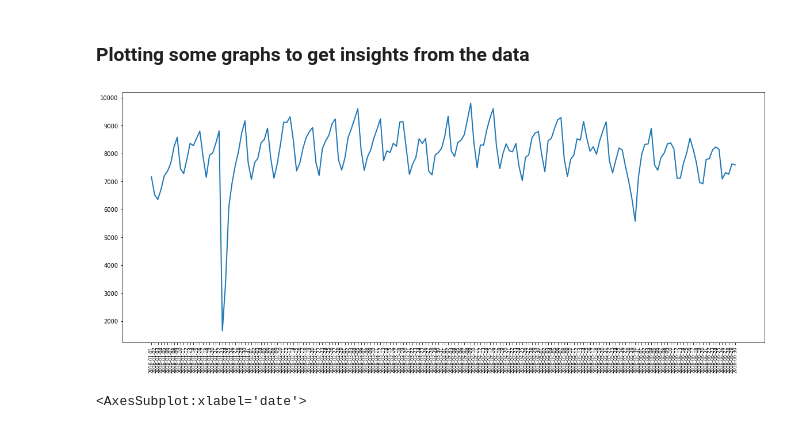
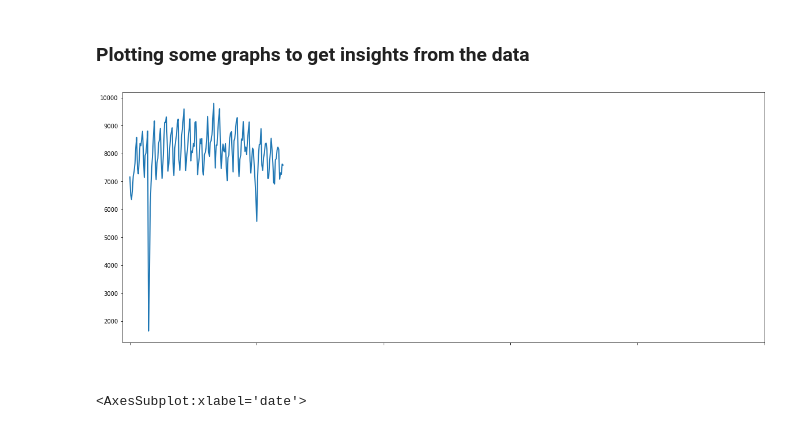
Before and after one commit to Bourbaki00/TaxiDemand, a Jupyter notebook: Presentation.ipynb, the cells around one changed output. Drawn from its saved outputs; the diff is of its cells as text; code cells hidden in the pictures.

```diff
--- a/Presentation.ipynb
+++ b/Presentation.ipynb
@@ -49,11 +49,11 @@ test_concat_df = pd.DataFrame(test_main_df.groupby(test_main_df.index.strftime('
 display_df = pd.DataFrame(main_df.groupby(main_df.index.strftime('%Y-%m-%d')).count()['id'])
 # %%
 fig = plt.figure(figsize=(20.,8.))
-plt.plot(display_df,linewidth=2,animated=True)
-plt.xticks(rotation = 90,size=8)
+plt.plot(display_df.id,linewidth=2,animated=True)
+plt.xticks(np.arange(0, displa, 150),rotation = 90,size=8,color="white")
 plt.show()
 # %% [output]
-[figure, old version]
+[figure, new version]
 # %%
 weather_df = pd.read_csv("../weather_data_nyc_centralpark_2016(1).csv")
 # %%
```
Also changed, not shown: 1 other file.
